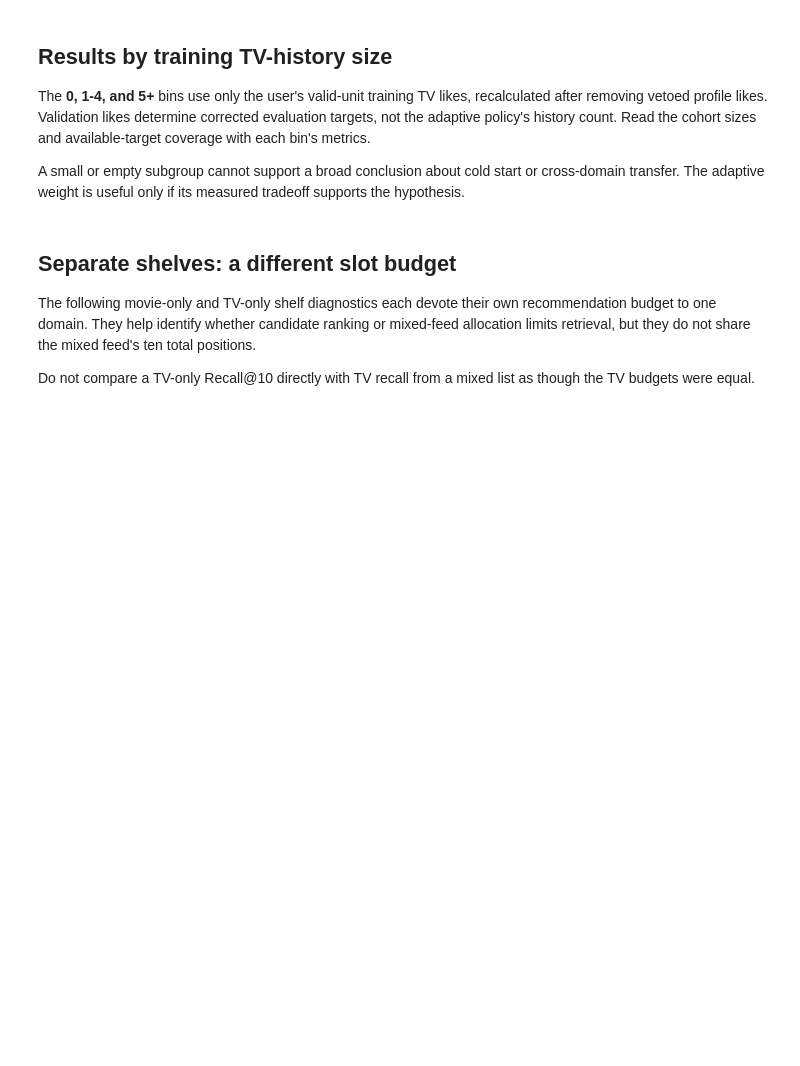
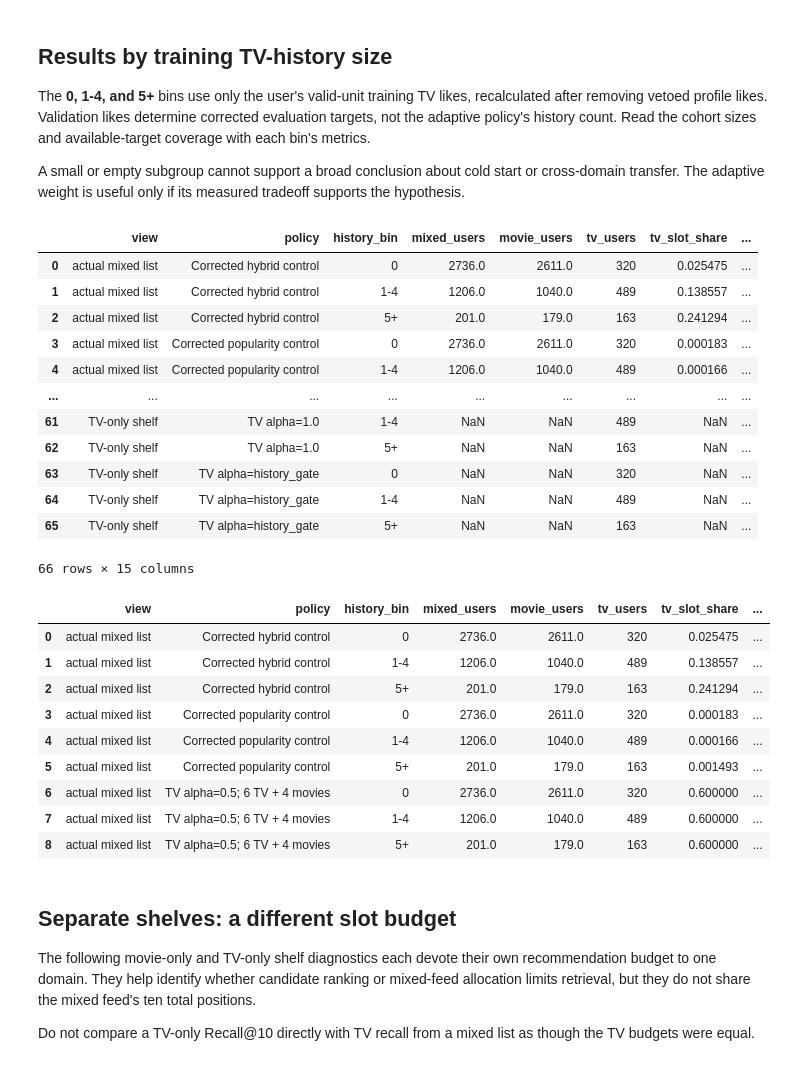
Before and after one commit to clarkbrendenj/movie-recommendation-system, a Jupyter notebook: notebooks/18_filmaffinity_tv_ranking_policy.ipynb, the cells around one changed output. Drawn from its saved outputs; the diff is of its cells as text; code cells hidden in the pictures; blank space fills up the shorter version.

```diff
--- a/notebooks/18_filmaffinity_tv_ranking_policy.ipynb
+++ b/notebooks/18_filmaffinity_tv_ranking_policy.ipynb
@@ -112,8 +314,32 @@ The **0, 1-4, and 5+** bins use only the user's valid-unit training TV likes, re
 
 A small or empty subgroup cannot support a broad conclusion about cold start or cross-domain transfer. The adaptive weight is useful only if its measured tradeoff supports the hypothesis.
 # %%
-history_bin_table = show_saved_table("history_bin_metrics.csv")
-display(report.get("history_bins", {"status": "No history-bin summary was supplied by the helper."}))
+history_bin_table = show_saved_table('history_bin_metrics.csv')
+display(pd.DataFrame(report['history_bins']))
+# %% [output]
+|  | view | policy | history_bin | mixed_users | movie_users | tv_users | tv_slot_share | ... |
+| 0 | actual mixed list | Corrected hybrid control | 0 | 2736.0 | 2611.0 | 320 | 0.025475 | ... |
+| 1 | actual mixed list | Corrected hybrid control | 1-4 | 1206.0 | 1040.0 | 489 | 0.138557 | ... |
+| 2 | actual mixed list | Corrected hybrid control | 5+ | 201.0 | 179.0 | 163 | 0.241294 | ... |
+| 3 | actual mixed list | Corrected popularity control | 0 | 2736.0 | 2611.0 | 320 | 0.000183 | ... |
+| 4 | actual mixed list | Corrected popularity control | 1-4 | 1206.0 | 1040.0 | 489 | 0.000166 | ... |
+| ... | ... | ... | ... | ... | ... | ... | ... | ... |
+| 61 | TV-only shelf | TV alpha=1.0 | 1-4 | NaN | NaN | 489 | NaN | ... |
+| 62 | TV-only shelf | TV alpha=1.0 | 5+ | NaN | NaN | 163 | NaN | ... |
+| 63 | TV-only shelf | TV alpha=history_gate | 0 | NaN | NaN | 320 | NaN | ... |
+| 64 | TV-only shelf | TV alpha=history_gate | 1-4 | NaN | NaN | 489 | NaN | ... |
+| 65 | TV-only shelf | TV alpha=history_gate | 5+ | NaN | NaN | 163 | NaN | ... |
+66 rows × 15 columns
+|  | view | policy | history_bin | mixed_users | movie_users | tv_users | tv_slot_share | ... |
+| 0 | actual mixed list | Corrected hybrid control | 0 | 2736.0 | 2611.0 | 320 | 0.025475 | ... |
+| 1 | actual mixed list | Corrected hybrid control | 1-4 | 1206.0 | 1040.0 | 489 | 0.138557 | ... |
+| 2 | actual mixed list | Corrected hybrid control | 5+ | 201.0 | 179.0 | 163 | 0.241294 | ... |
+| 3 | actual mixed list | Corrected popularity control | 0 | 2736.0 | 2611.0 | 320 | 0.000183 | ... |
+| 4 | actual mixed list | Corrected popularity control | 1-4 | 1206.0 | 1040.0 | 489 | 0.000166 | ... |
+| 5 | actual mixed list | Corrected popularity control | 5+ | 201.0 | 179.0 | 163 | 0.001493 | ... |
+| 6 | actual mixed list | TV alpha=0.5; 6 TV + 4 movies | 0 | 2736.0 | 2611.0 | 320 | 0.600000 | ... |
+| 7 | actual mixed list | TV alpha=0.5; 6 TV + 4 movies | 1-4 | 1206.0 | 1040.0 | 489 | 0.600000 | ... |
+| 8 | actual mixed list | TV alpha=0.5; 6 TV + 4 movies | 5+ | 201.0 | 179.0 | 163 | 0.600000 | ... |
 # %% [markdown]
 ## Separate shelves: a different slot budget
 
```
Also changed, not shown: parts of 10 cells of this notebook, 4 other files.
